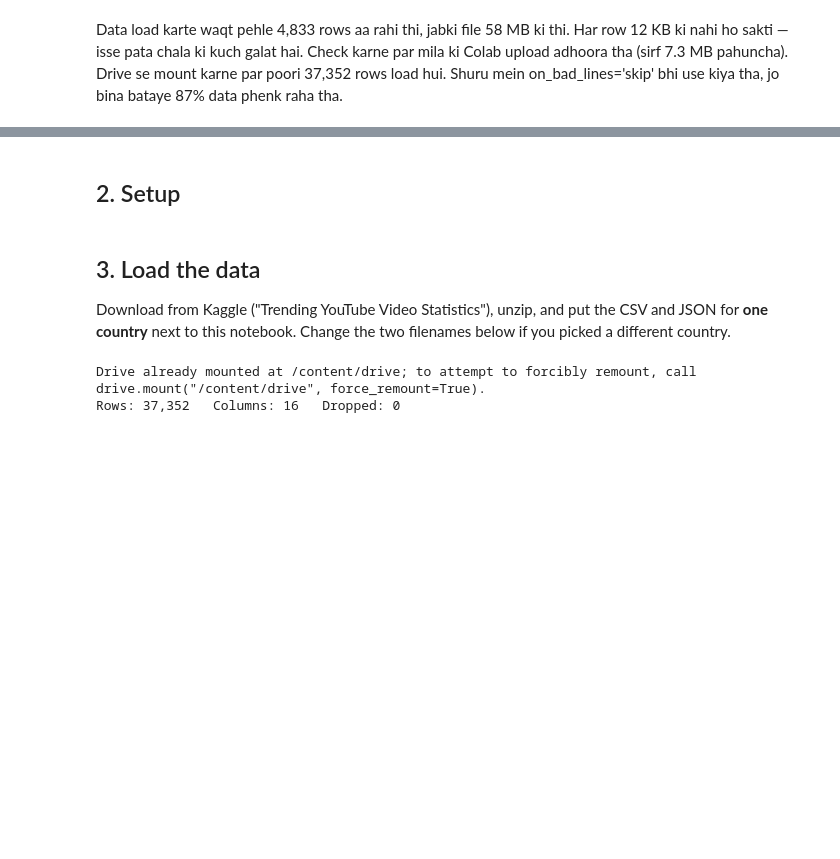
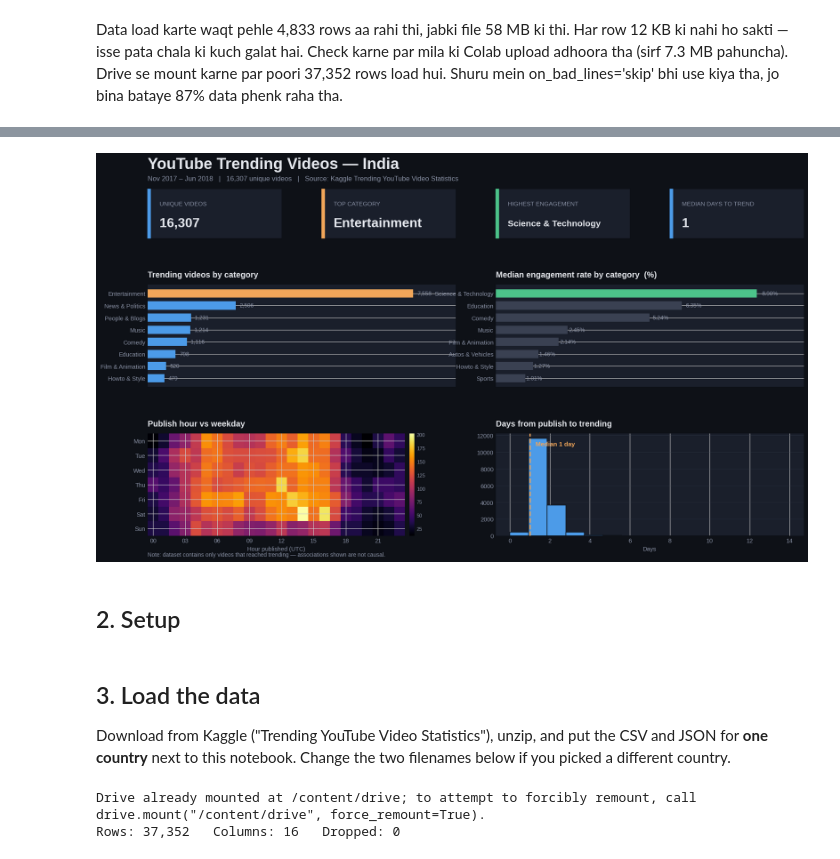
Before and after one commit to anamikasingh63885837-sketch/youtube-trending-analysis, a Jupyter notebook: youtube_trending_analysis.ipynb, the cells around one changed output, grey strips where cells are left out. Saved outputs shown, nothing was run; the diff lists cells and outputs as text; code cells hidden in the pictures; blank space fills up the shorter version.

Commit message:
Add dashboard and complete analysis write-up

```diff
--- a/youtube_trending_analysis.ipynb
+++ b/youtube_trending_analysis.ipynb
@@ -78,6 +75,99 @@ Data load karte waqt pehle 4,833 rows aa rahi thi, jabki file 58 MB ki thi. Har
 4. Do title length, capitalisation or tag count relate to views?
 5. How long does a video take to go from published to trending?
 6. Which channels appear on trending most frequently?
+# %%
+import matplotlib.gridspec as gridspec
+import matplotlib.ticker as mticker
+
+BG='#0E1117'; CARD='#1A1F2B'; TXT='#E6E9EF'; MUTED='#8B93A7'
+ACCENT='#F2A65A'; BLUE='#4C9BE8'; GREEN='#4CC38A'; GREY='#3A4152'
+
+fig = plt.figure(figsize=(16, 9.5), facecolor=BG)
+gs = gridspec.GridSpec(3, 4, figure=fig, height_ratios=[0.55, 1.15, 1.15],
+                       hspace=0.55, wspace=0.30,
+                       left=0.055, right=0.965, top=0.88, bottom=0.07)
+
+fig.text(0.055, 0.955, 'YouTube Trending Videos — India', fontsize=25,
+         fontweight='bold', color=TXT, va='top')
+fig.text(0.055, 0.912,
+         f'Nov 2017 – Jun 2018   |   {len(d):,} unique videos   |   Source: Kaggle Trending YouTube Video Statistics',
+         fontsize=11, color=MUTED, va='top')
+
+top_cat = d['category'].value_counts()
+eng = (d[engagement_ok].groupby('category')
+       .agg(videos=('video_id','count'), med=('engagement_rate','median'))
+       .query('videos >= 30').sort_values('med', ascending=False))
+
+kpis = [('Unique videos', f'{len(d):,}', BLUE),
+        ('Top category', f'{top_cat.index[0]}', ACCENT),
+        ('Highest engagement', f'{eng.index[0]}', GREEN),
+        ('Median days to trend', f'{d["days_to_trend"].median():.0f}', BLUE)]
+for i, (label, val, col) in enumerate(kpis):
+    ax = fig.add_subplot(gs[0, i]); ax.set_facecolor(CARD)
+    for s in ax.spines.values(): s.set_visible(False)
+    ax.set_xticks([]); ax.set_yticks([])
+    ax.add_patch(plt.Rectangle((0,0), 0.022, 1, transform=ax.transAxes, color=col, clip_on=False))
+    ax.text(0.09, 0.70, label.upper(), transform=ax.transAxes, fontsize=9.5, color=MUTED, va='center')
+    ax.text(0.09, 0.30, val, transform=ax.transAxes,
+            fontsize=21 if len(val) < 14 else 14, fontweight='bold', color=TXT, va='center')
+
+def style(ax, title):
+    ax.set_facecolor(CARD)
+    for s in ax.spines.values(): s.set_visible(False)
+    ax.tick_params(colors=MUTED, labelsize=9.5)
+    ax.set_title(title, color=TXT, fontsize=13, fontweight='bold', loc='left', pad=12)
+    ax.set_axisbelow(True)
+    return ax
+
+ax1 = fig.add_subplot(gs[1, :2]); style(ax1, 'Trending videos by category')
+cc = top_cat.head(8).sort_values()
+b = ax1.barh(cc.index, cc.values, height=0.68,
+             color=[ACCENT if i == len(cc)-1 else BLUE for i in range(len(cc))])
+for r in b:
+    ax1.text(r.get_width()+max(cc.values)*0.015, r.get_y()+r.get_height()/2,
+             f'{int(r.get_width()):,}', va='center', color=MUTED, fontsize=9)
+ax1.set_xlim(0, max(cc.values)*1.16); ax1.set_xticks([])
+
+ax2 = fig.add_subplot(gs[1, 2:]); style(ax2, 'Median engagement rate by category  (%)')
+e = eng.head(8).sort_values('med')
+b = ax2.barh(e.index, e['med']*100, height=0.68,
+             color=[GREEN if i == len(e)-1 else GREY for i in range(len(e))])
+for r in b:
+    ax2.text(r.get_width()*1.02, r.get_y()+r.get_height()/2,
+             f'{r.get_width():.2f}%', va='center', color=MUTED, fontsize=9)
+ax2.set_xlim(0, (e['med']*100).max()*1.18); ax2.set_xticks([])
+
+ax3 = fig.add_subplot(gs[2, :2]); ax3.set_facecolor(CARD)
+full = ['Monday','Tuesday','Wednesday','Thursday','Friday','Saturday','Sunday']
+piv = d.pivot_table(index='publish_weekday', columns='publish_hour',
+                    values='video_id', aggfunc='count').reindex(full).fillna(0)
+im = ax3.imshow(piv.values, aspect='auto', cmap='inferno')
+ax3.set_yticks(range(7)); ax3.set_yticklabels(['Mon','Tue','Wed','Thu','Fri','Sat','Sun'])
+ax3.set_xticks(range(0,24,3)); ax3.set_xticklabels([f'{h:02d}' for h in range(0,24,3)])
+ax3.set_title('Publish hour vs weekday', color=TXT, fontsize=13, fontweight='bold', loc='left', pad=12)
+ax3.set_xlabel('Hour published (UTC)', color=MUTED, fontsize=9.5)
+ax3.tick_params(colors=MUTED, labelsize=9.5)
+for s in ax3.spines.values(): s.set_visible(False)
+cb = fig.colorbar(im, ax=ax3, pad=0.015)
+cb.ax.tick_params(colors=MUTED, labelsize=8); cb.outline.set_visible(False)
+
+ax4 = fig.add_subplot(gs[2, 2:]); style(ax4, 'Days from publish to trending')
+dt = d['days_to_trend'].dropna(); dt = dt[dt <= 14]
+ax4.hist(dt, bins=15, color=BLUE, edgecolor=BG, lw=1.2)
+ax4.axvline(dt.median(), color=ACCENT, ls='--', lw=2)
+ax4.text(dt.median()+0.3, ax4.get_ylim()[1]*0.88, f'Median {dt.median():.0f} day',
+         color=ACCENT, fontsize=10, fontweight='bold')
+ax4.set_xlabel('Days', color=MUTED, fontsize=9.5)
+ax4.grid(axis='y', color=GREY, lw=0.6, alpha=0.5)
+
+fig.text(0.055, 0.022,
+         'Note: dataset contains only videos that reached trending — associations shown are not causal.',
+         fontsize=9, color=MUTED)
+
+plt.savefig('dashboard.png', dpi=140, facecolor=BG, bbox_inches='tight')
+plt.show()
+# %% [output]
+[figure, added]
 # %% [markdown]
 ## 2. Setup
 # %%
```
Also changed, not shown: parts of 20 cells of this notebook.
